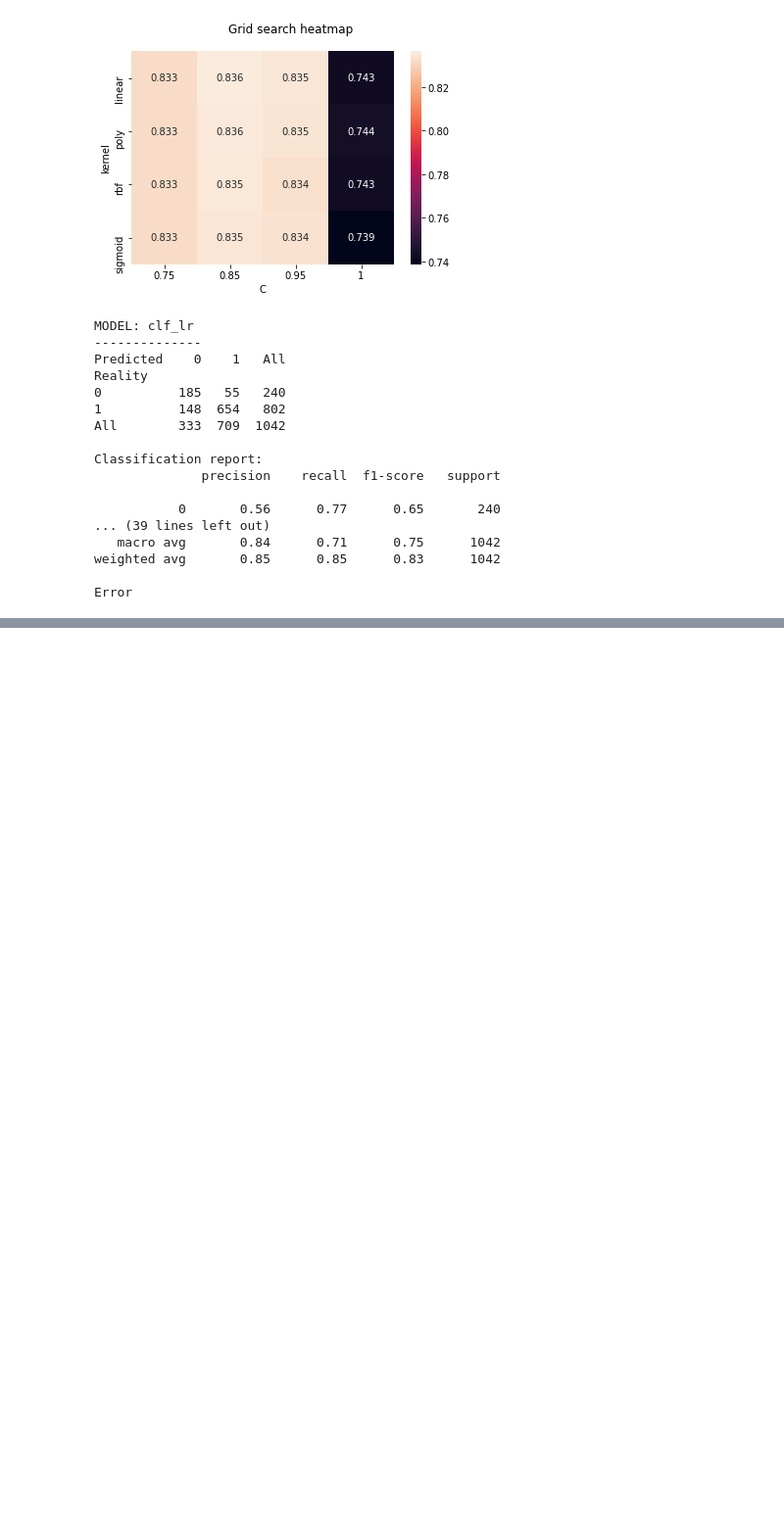
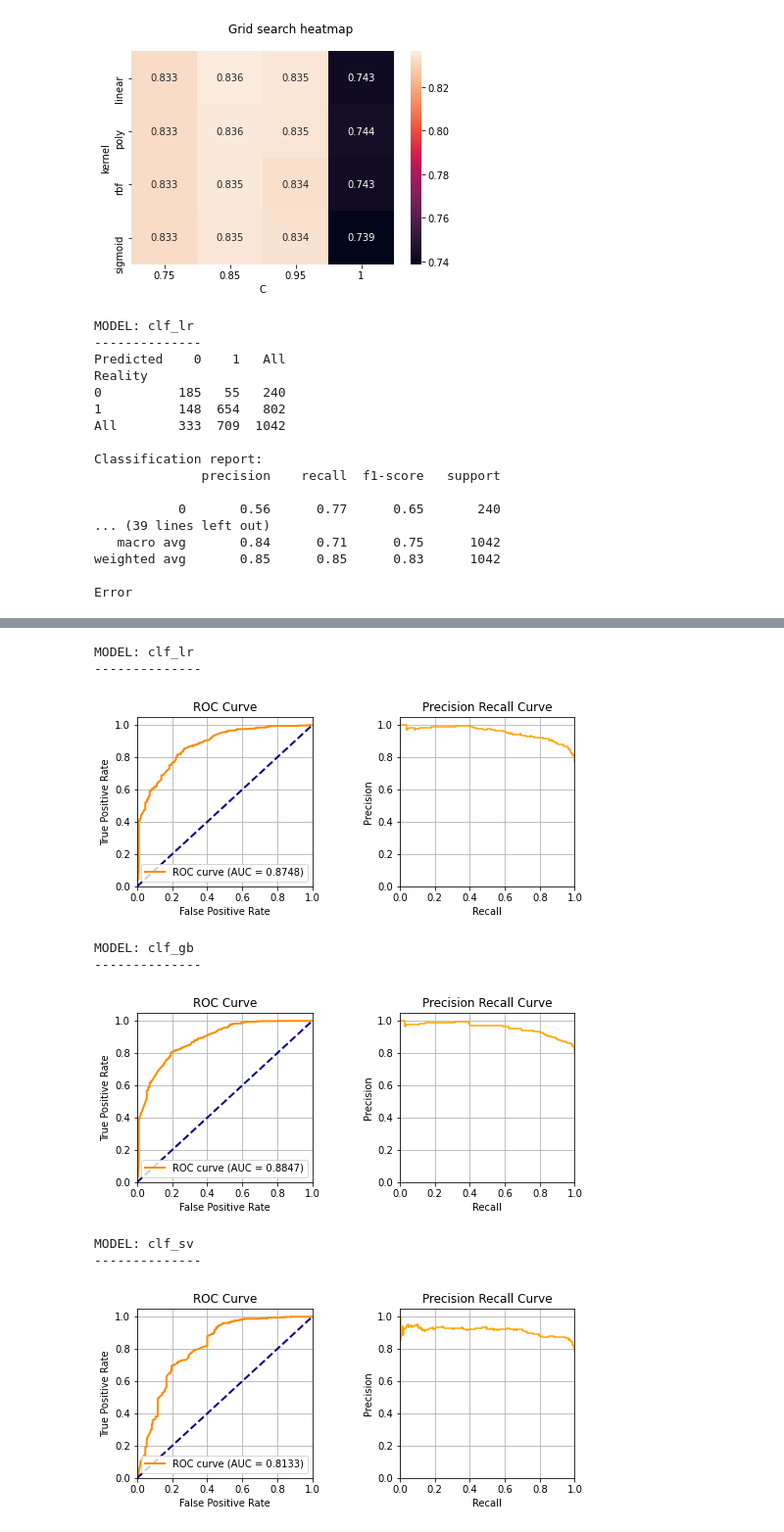
Before and after one commit to mattchap2/machine-learning, a Jupyter notebook: source-code.ipynb, the cells around one changed output, grey strips where cells are left out. Shown at 98% size. Cells and saved outputs as stored; diff of their text form; code cells hidden in the pictures; blank space fills up the shorter version.

Commit message:
Create ROC and Precision Recall curves

```diff
--- a/source-code.ipynb
+++ b/source-code.ipynb
@@ -1326,5 +1320,0 @@ TypeError: ignored
-# %%
-TEST_SIZE_RATIO = 0.5
-X_train, X_test, y_train, y_test = train_test_split(X, y, test_size=TEST_SIZE_RATIO, random_state=0)
-print("X_train.shape, y_train.shape", X_train.shape, y_train.shape)
-print("X_test.shape, y_test.shape", X_test.shape, y_test.shape)
@@ -1355,0 +1321,65 @@ weighted avg       0.83      0.84      0.83      2603
+# %%
+def plot_roc_and_precision_recall(y_true, y_score):
+  # Get ROC curve FPR and TPR from true labels vs score values
+  fpr, tpr, _ = roc_curve(y_true, y_score)
+
+  # Calculate ROC Area Under the Curve (AUC) from FPR and TPR data points
+  roc_auc = auc(fpr, tpr)
+
+  # Calculate precision and recall from true labels vs score values
+  precision, recall, _ = precision_recall_curve(y_true, y_score)
+
+  plt.figure(figsize=(8, 3))
+
+  plt.subplot(1,2,1)
+  lw = 2
+  plt.plot(fpr, tpr, color='darkorange', lw=lw, label='ROC curve (AUC = %0.4f)' % roc_auc)
+  plt.plot([0, 1], [0, 1], color='navy', lw=lw, linestyle='--')
+  plt.xlim([0.0, 1.0])
+  plt.ylim([0.0, 1.05])
+  plt.xlabel('False Positive Rate')
+  plt.ylabel('True Positive Rate')
+  plt.title('ROC Curve')
+  plt.legend(loc="lower right")
+  plt.grid(True)
+
+  plt.subplot(1,2,2)
+  plt.step(recall, precision, color='orange', where='post')
+  # plt.fill_between(recall, precision, step='post', alpha=0.5, color='orange')
+  plt.xlabel('Recall')
+  plt.ylabel('Precision')
+  plt.ylim([0.0, 1.05])
+  plt.xlim([0.0, 1.0])
+  plt.title('Precision Recall Curve')
+  plt.grid(True)
+
+  left  = 0.125  # the left side of the subplots of the figure
+  right = 0.9    # the right side of the subplots of the figure
+  bottom = 0.1   # the bottom part of the subplots of the figure
+  top = 0.9      # the top part of the subplots of the figure
+  wspace = 0.5   # the amount of width reserved for blank space between subplots
+  hspace = 0.2   # the amount of height reserved for white space between subplots
+  plt.subplots_adjust(left, bottom, right, top, wspace, hspace)
+  plt.show()
+
+
+for s_clf in li_clfs:
+    print("MODEL: " + s_clf)
+    print("--------------")
+    clf = eval(s_clf)
+
+    y_pred = clf.predict(X_test).astype(int)
+    y_score = clf.predict_proba(X_test)
+
+    plot_roc_and_precision_recall(y_test, y_score[:,1])  # provide the column for the scores belonging only to the positive class
+    print()
+# %% [output]
+MODEL: clf_lr
+--------------
+[figure, added]
+MODEL: clf_gb
+--------------
+[figure, added]
+MODEL: clf_sv
+--------------
+[figure, added]
```
Also changed, not shown: parts of 5 cells of this notebook, 2 other files.
